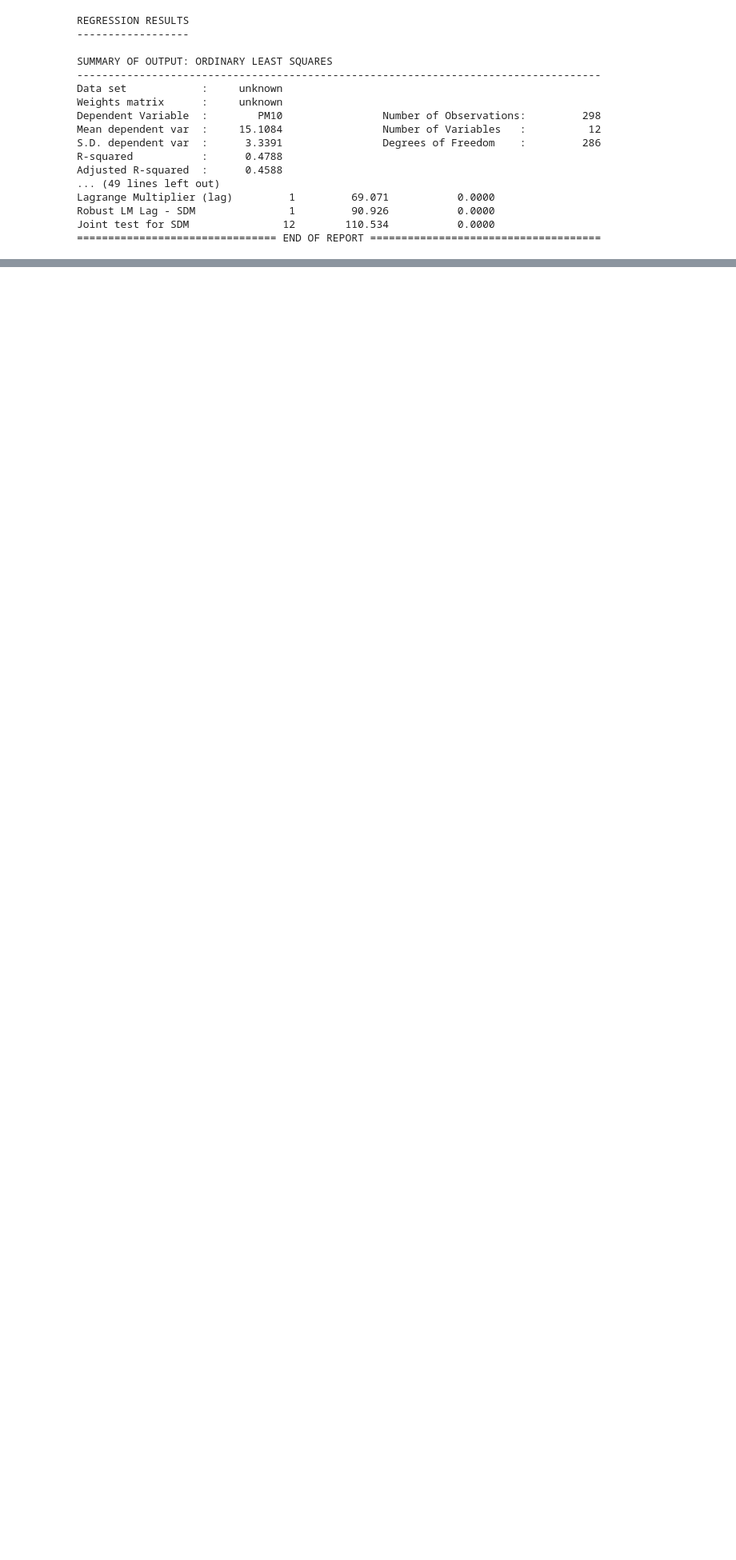
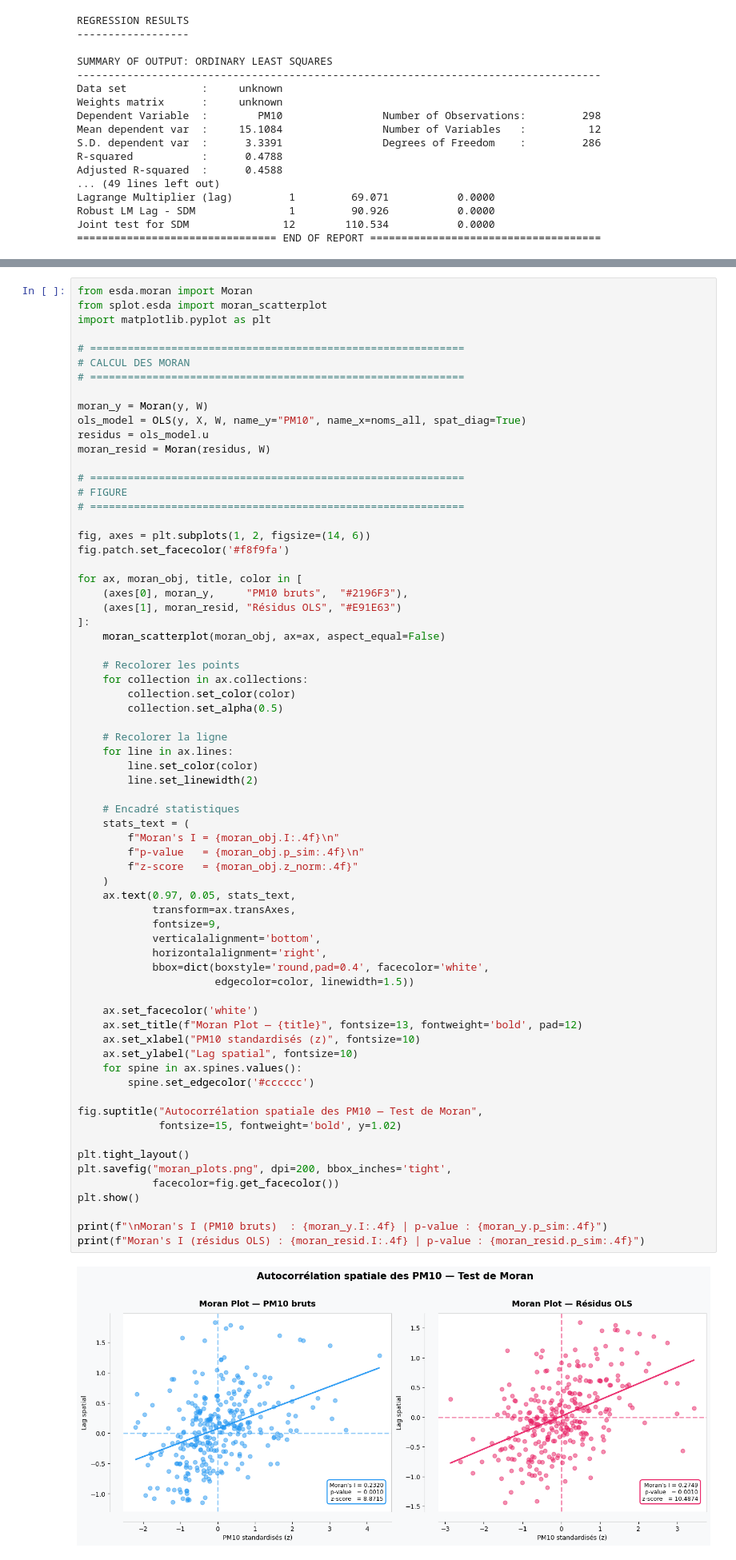
Before and after one commit to Gookd/spatial-pollution-risk-models, a Jupyter notebook: code/spatial regression models.ipynb, the cells around one changed output, grey strips where cells are left out. Shown at 80% size. Saved outputs shown, nothing was run; the diff lists cells and outputs as text; blank space fills up the shorter version.

Commit message:
Index moran

```diff
--- a/code/spatial regression models.ipynb
+++ b/code/spatial regression models.ipynb
@@ -287,0 +290,70 @@ Joint test for SDM               12        110.534           0.0000
+# %%
+from esda.moran import Moran
+from splot.esda import moran_scatterplot
+import matplotlib.pyplot as plt
+
+# ============================================================
+# CALCUL DES MORAN
+# ============================================================
+
+moran_y = Moran(y, W)
+ols_model = OLS(y, X, W, name_y="PM10", name_x=noms_all, spat_diag=True)
+residus = ols_model.u
+moran_resid = Moran(residus, W)
+
+# ============================================================
+# FIGURE
+# ============================================================
+
+fig, axes = plt.subplots(1, 2, figsize=(14, 6))
+fig.patch.set_facecolor('#f8f9fa')
+
+for ax, moran_obj, title, color in [
+    (axes[0], moran_y,     "PM10 bruts",  "#2196F3"),
+    (axes[1], moran_resid, "Résidus OLS", "#E91E63")
+]:
+    moran_scatterplot(moran_obj, ax=ax, aspect_equal=False)
+
+    # Recolorer les points
+    for collection in ax.collections:
+        collection.set_color(color)
+        collection.set_alpha(0.5)
+
+    # Recolorer la ligne
+    for line in ax.lines:
+        line.set_color(color)
+        line.set_linewidth(2)
+
+    # Encadré statistiques
+    stats_text = (
+        f"Moran's I = {moran_obj.I:.4f}\n"
+        f"p-value   = {moran_obj.p_sim:.4f}\n"
+        f"z-score   = {moran_obj.z_norm:.4f}"
+    )
+    ax.text(0.97, 0.05, stats_text,
+            transform=ax.transAxes,
+            fontsize=9,
+            verticalalignment='bottom',
+            horizontalalignment='right',
+            bbox=dict(boxstyle='round,pad=0.4', facecolor='white',
+                      edgecolor=color, linewidth=1.5))
+
+    ax.set_facecolor('white')
+    ax.set_title(f"Moran Plot — {title}", fontsize=13, fontweight='bold', pad=12)
+    ax.set_xlabel("PM10 standardisés (z)", fontsize=10)
+    ax.set_ylabel("Lag spatial", fontsize=10)
+    for spine in ax.spines.values():
+        spine.set_edgecolor('#cccccc')
+
+fig.suptitle("Autocorrélation spatiale des PM10 — Test de Moran",
+             fontsize=15, fontweight='bold', y=1.02)
+
+plt.tight_layout()
+plt.savefig("moran_plots.png", dpi=200, bbox_inches='tight',
+            facecolor=fig.get_facecolor())
+plt.show()
+
+print(f"\nMoran's I (PM10 bruts)  : {moran_y.I:.4f} | p-value : {moran_y.p_sim:.4f}")
+print(f"Moran's I (résidus OLS) : {moran_resid.I:.4f} | p-value : {moran_resid.p_sim:.4f}")
+# %% [output]
+[figure, added]
```
Also changed, not shown: parts of 2 cells of this notebook, 1 other file.
